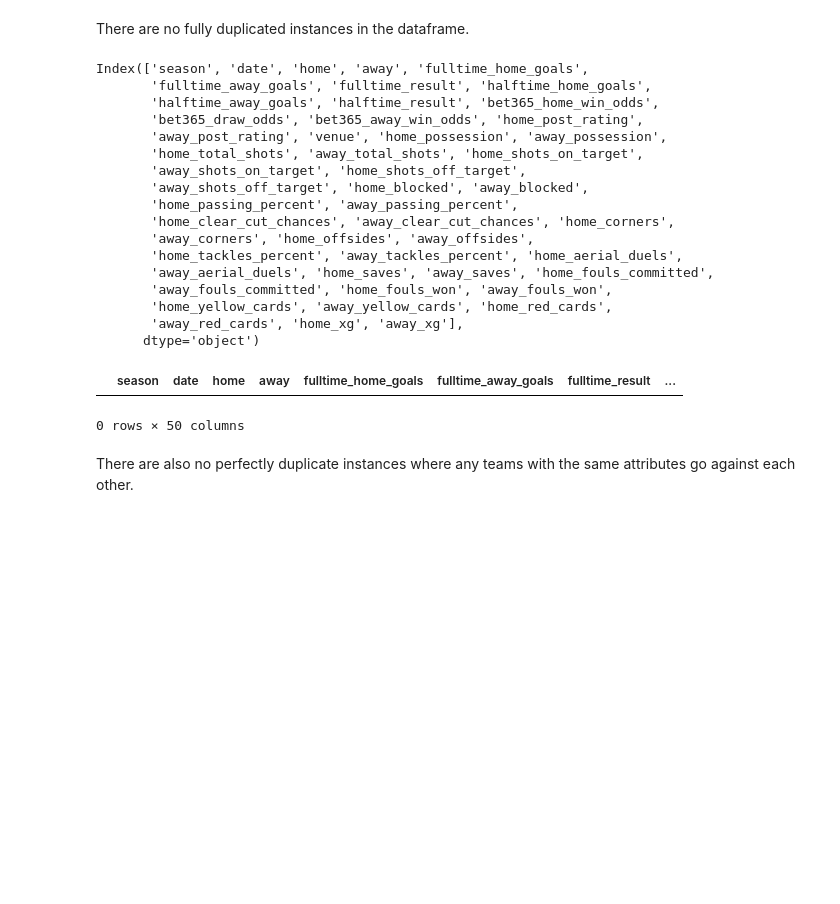
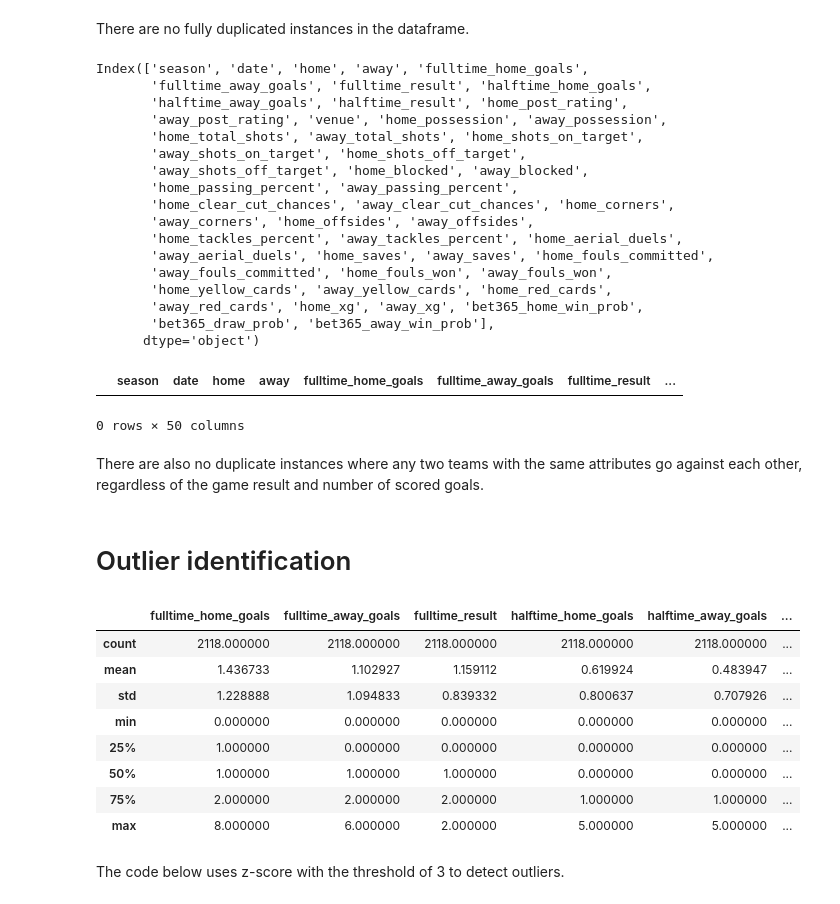
Before and after one commit to babakmahmoudian/la_liga, a Jupyter notebook: 01_data_preprocessing.ipynb, the cells around one changed output. Saved outputs shown, nothing was run; the diff lists cells and outputs as text; code cells hidden in the pictures; blank space fills up the shorter version.

```diff
--- a/01_data_preprocessing.ipynb
+++ b/01_data_preprocessing.ipynb
@@ -223,0 +231,11 @@ The data gathered from bet365 will be kept and the rest will be dropped.
+# %%
+def get_bet_probs(row):
+    home_win_odds, draw_odds, away_win_odds = row[['bet365_home_win_odds', 'bet365_draw_odds', 'bet365_away_win_odds']]
+    total_odds = sum([home_win_odds, draw_odds, away_win_odds])
+    return [val/total_odds for val in [home_win_odds, draw_odds, away_win_odds]]
+
+df[['bet365_home_win_prob', 'bet365_draw_prob', 'bet365_away_win_prob']] = df.apply(
+    lambda row: get_bet_probs(row),
+    axis='columns',
+    result_type='expand'
+)
@@ -224,8 +244,5 @@ The data gathered from bet365 will be kept and the rest will be dropped.
 # %%
-df = df.drop(
-    [col for col in betting_cols if '365' not in col],
-    axis='columns'
-)
+df = df.drop(betting_cols, axis='columns')
 # %% [markdown]
 ## Ratings
 # %%
@@ -270,8 +287,7 @@ df.columns
 # %% [output]
 Index(['season', 'date', 'home', 'away', 'fulltime_home_goals',
        'fulltime_away_goals', 'fulltime_result', 'halftime_home_goals',
-       'halftime_away_goals', 'halftime_result', 'bet365_home_win_odds',
-       'bet365_draw_odds', 'bet365_away_win_odds', 'home_post_rating',
+       'halftime_away_goals', 'halftime_result', 'home_post_rating',
        'away_post_rating', 'venue', 'home_possession', 'away_possession',
        'home_total_shots', 'away_total_shots', 'home_shots_on_target',
        'away_shots_on_target', 'home_shots_off_target',
@@ -283,7 +299,8 @@ Index(['season', 'date', 'home', 'away', 'fulltime_home_goals',
        'away_aerial_duels', 'home_saves', 'away_saves', 'home_fouls_committed',
        'away_fouls_committed', 'home_fouls_won', 'away_fouls_won',
        'home_yellow_cards', 'away_yellow_cards', 'home_red_cards',
-       'away_red_cards', 'home_xg', 'away_xg'],
+       'away_red_cards', 'home_xg', 'away_xg', 'bet365_home_win_prob',
+       'bet365_draw_prob', 'bet365_away_win_prob'],
       dtype='object')
 # %%
 not_dup_cols = ['season', 'date', 'home', 'away', 'fulltime_home_goals', 'fulltime_away_goals', 'fulltime_result', 'halftime_result', 'venue']
@@ -293,4 +310,22 @@ df[df.duplicated(subset=[col for col in df.columns if col not in not_dup_cols])]
 |  | season | date | home | away | fulltime_home_goals | fulltime_away_goals | fulltime_result | ... |
 0 rows × 50 columns
 # %% [markdown]
-There are also no perfectly duplicate instances where any teams with the same attributes go against each other.
+There are also no duplicate instances where any two teams with the same attributes go against each other, regardless of the game result and number of scored goals.
+# %% [markdown]
+# Outlier identification
+# %%
+from IPython.display import display
+with pd.option_context('display.max_rows', None, 'display.max_columns', None):
+    display(df.describe())
+# %% [output]
+|  | fulltime_home_goals | fulltime_away_goals | fulltime_result | halftime_home_goals | halftime_away_goals | ... |
+| count | 2118.000000 | 2118.000000 | 2118.000000 | 2118.000000 | 2118.000000 | ... |
+| mean | 1.436733 | 1.102927 | 1.159112 | 0.619924 | 0.483947 | ... |
+| std | 1.228888 | 1.094833 | 0.839332 | 0.800637 | 0.707926 | ... |
+| min | 0.000000 | 0.000000 | 0.000000 | 0.000000 | 0.000000 | ... |
+| 25% | 1.000000 | 0.000000 | 0.000000 | 0.000000 | 0.000000 | ... |
+| 50% | 1.000000 | 1.000000 | 1.000000 | 0.000000 | 0.000000 | ... |
+| 75% | 2.000000 | 2.000000 | 2.000000 | 1.000000 | 1.000000 | ... |
+| max | 8.000000 | 6.000000 | 2.000000 | 5.000000 | 5.000000 | ... |
+# %% [markdown]
+The code below uses z-score with the threshold of 3 to detect outliers.
```
Also changed, not shown: parts of 5 cells of this notebook.
